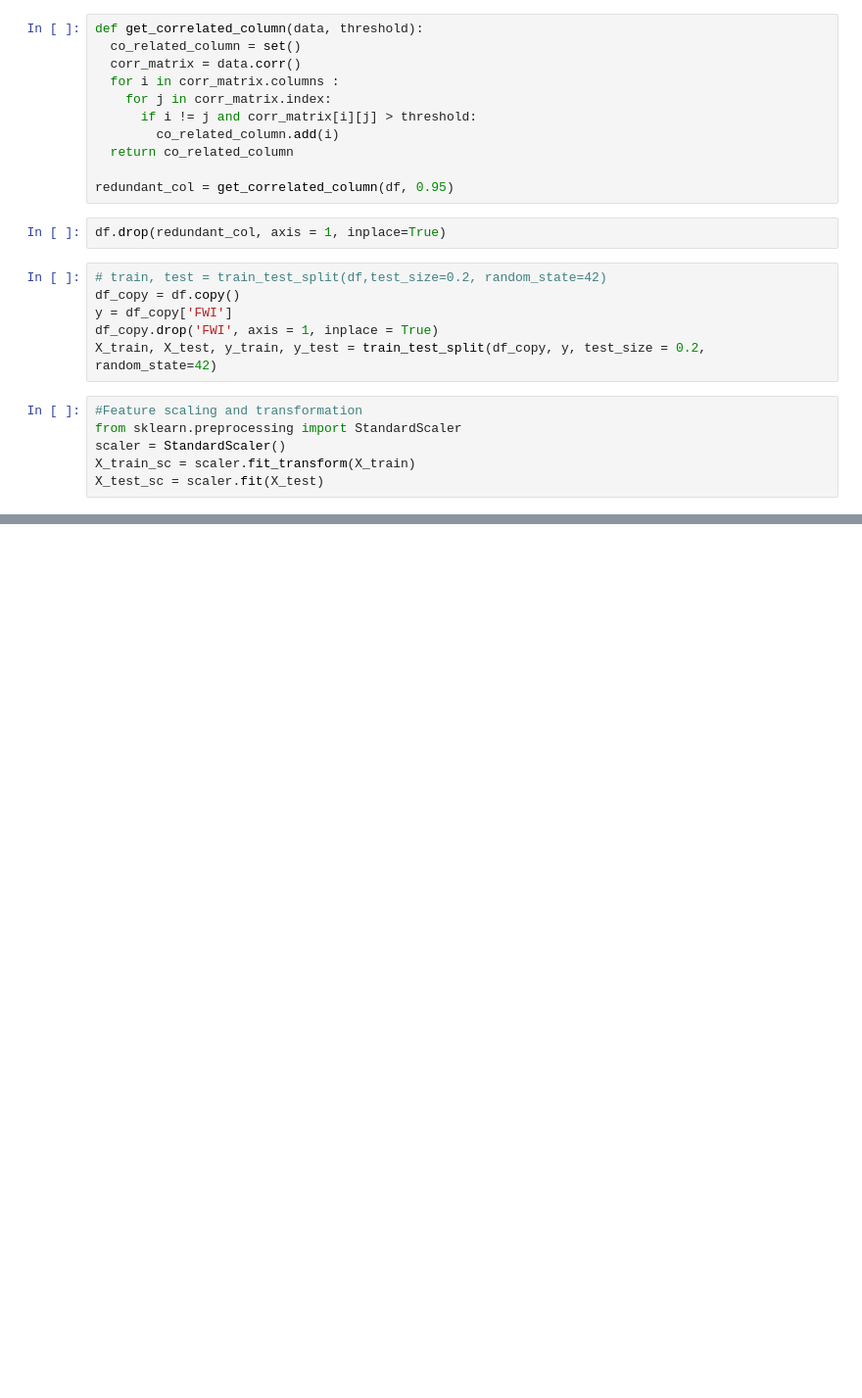
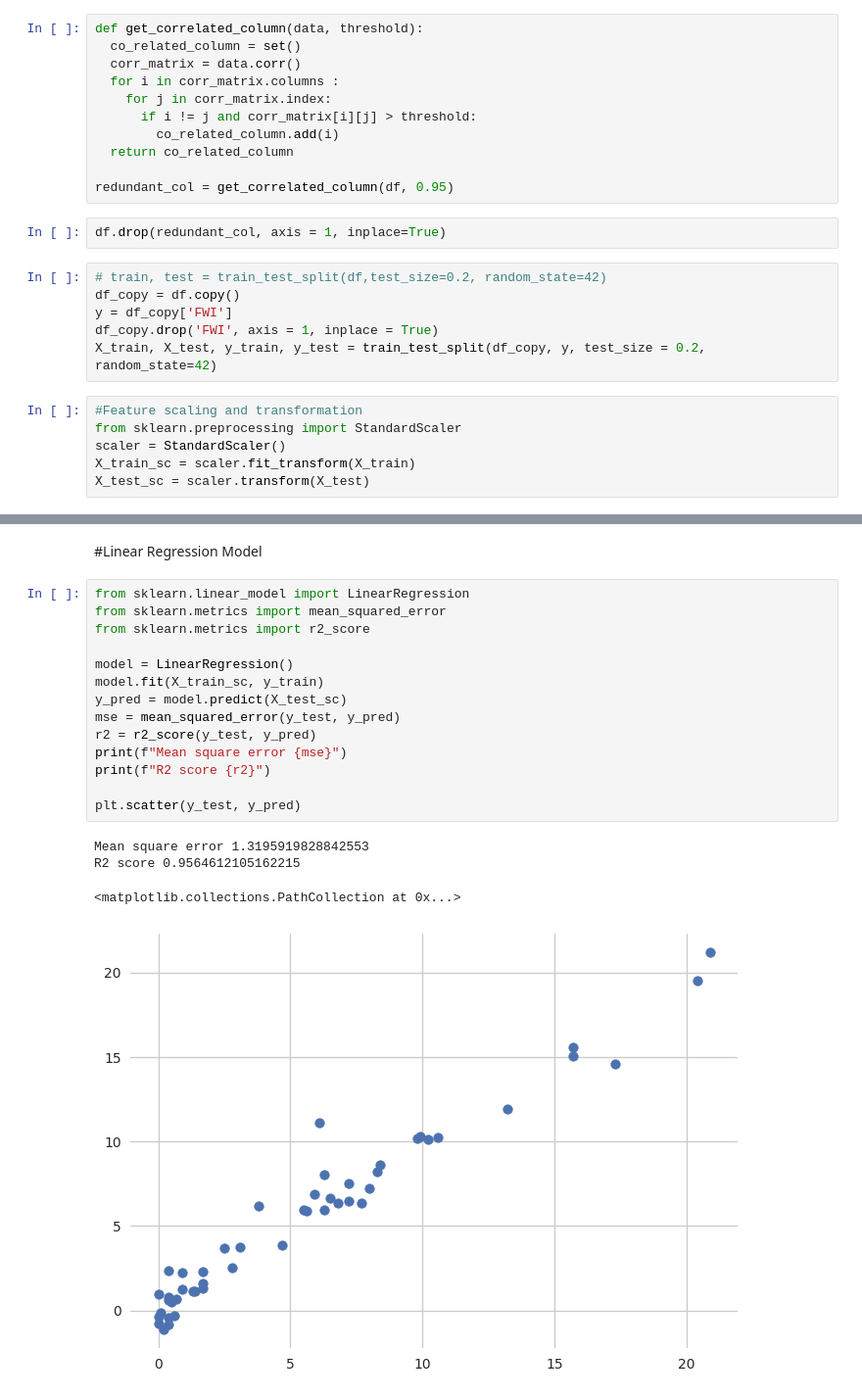
Before and after one commit to shubham25091998/machine_learning, a Jupyter notebook: EDA_FeatureEngg.ipynb, the cells around one changed output, grey strips where cells are left out. Shown: that part at 98% size. Saved outputs shown, nothing was run; the diff lists cells and outputs as text; blank space fills up the shorter version.

```diff
--- a/EDA_FeatureEngg.ipynb
+++ b/EDA_FeatureEngg.ipynb
@@ -399,4 +399,4 @@ X_train, X_test, y_train, y_test = train_test_split(df_copy, y, test_size = 0.2,
 from sklearn.preprocessing import StandardScaler
 scaler = StandardScaler()
 X_train_sc = scaler.fit_transform(X_train)
-X_test_sc = scaler.fit(X_test)
+X_test_sc = scaler.transform(X_test)
@@ -402,0 +414,21 @@ X_test_sc = scaler.fit(X_test)
+# %% [markdown]
+#Linear Regression Model
+# %%
+from sklearn.linear_model import LinearRegression
+from sklearn.metrics import mean_squared_error
+from sklearn.metrics import r2_score
+
+model = LinearRegression()
+model.fit(X_train_sc, y_train)
+y_pred = model.predict(X_test_sc)
+mse = mean_squared_error(y_test, y_pred)
+r2 = r2_score(y_test, y_pred)
+print(f"Mean square error {mse}")
+print(f"R2 score {r2}")
+
+plt.scatter(y_test, y_pred)
+# %% [output]
+Mean square error 1.3195919828842553
+R2 score 0.9564612105162215
+<matplotlib.collections.PathCollection at 0x...>
+[figure, added]
```
Also changed, not shown: parts of 8 cells of this notebook.
